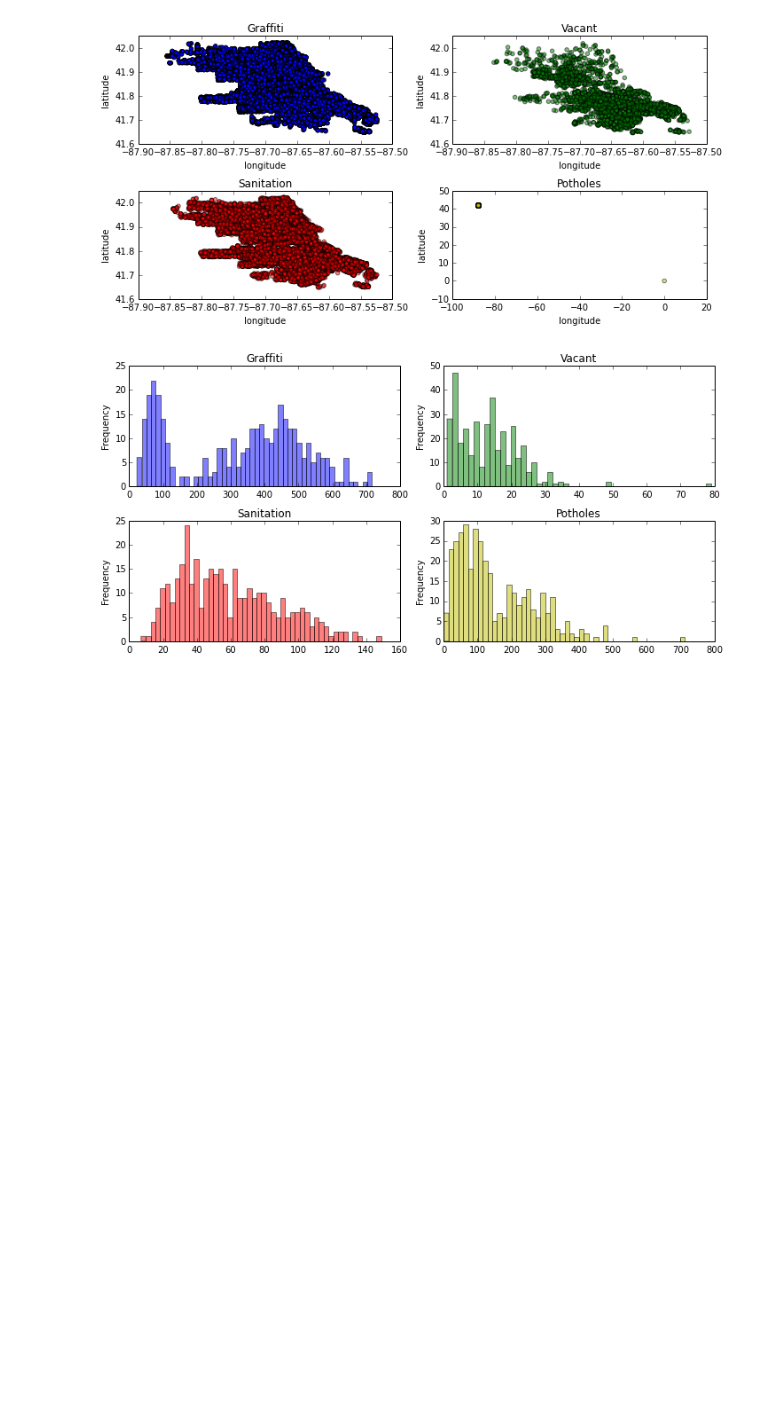
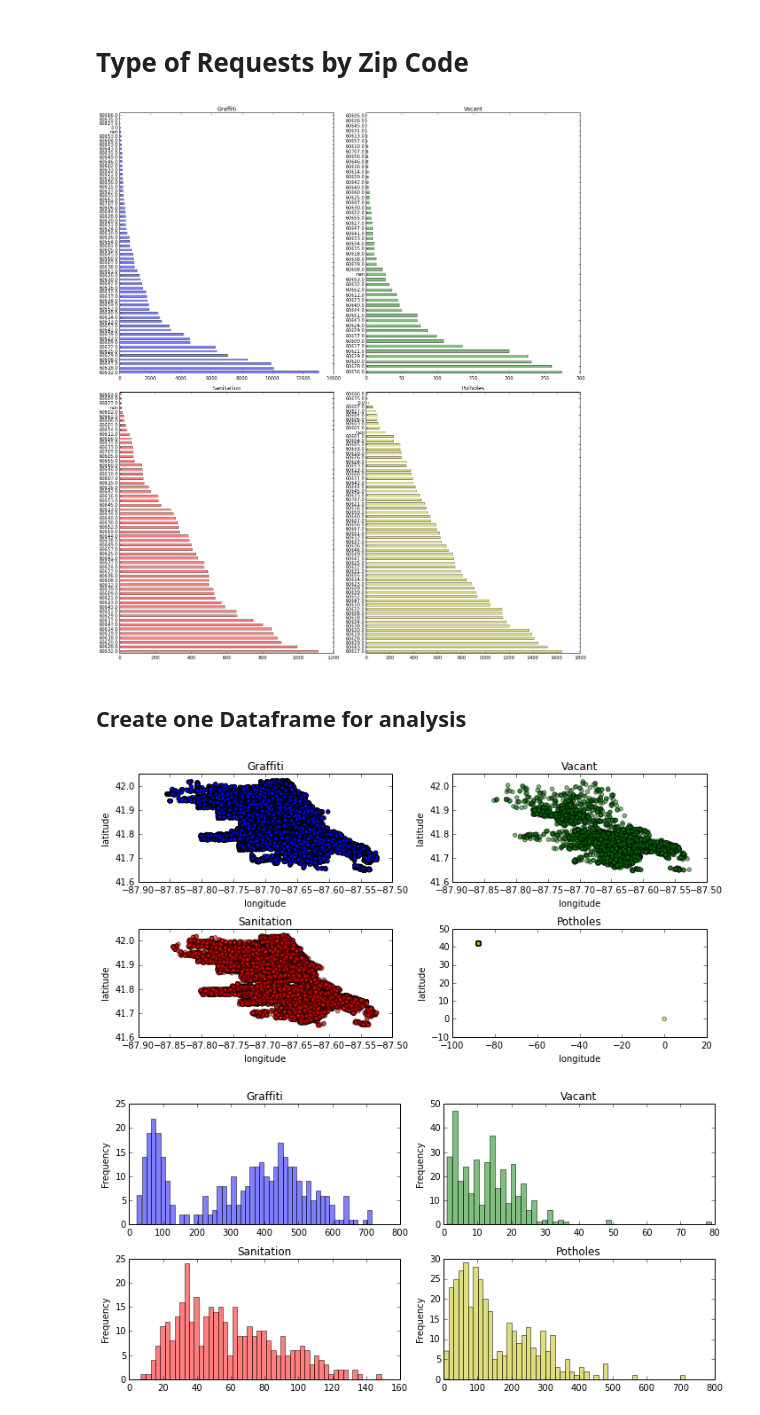
Before and after one commit to ju-arroyom/ML-Pub-Policy, a Jupyter notebook: Assignment_1.ipynb, the cells around one changed output. Drawn from its saved outputs; the diff is of its cells as text; code cells hidden in the pictures; blank space fills up the shorter version.

```diff
--- a/Assignment_1.ipynb
+++ b/Assignment_1.ipynb
@@ -40,6 +46,45 @@ df_pot_holes = pd.DataFrame(pot_holes)
 df_sanitation = pd.DataFrame(sanitation)
 # %%
 complete = pd.concat([df_graff, df_vacant, df_pot_holes, df_sanitation], axis=0)
+# %% [markdown]
+# Type of Requests by Zip Code
+# %%
+def categorize(df):
+
+    floats = df.dtypes[df.dtypes == "float64"].index
+    for i in floats:
+        df[i] = df[i].astype(str)
+
+    ints = df.dtypes[df.dtypes == "int64"].index
+    for i in ints:
+        df[i] = df[i].astype(str)
+
+    objects = df.dtypes[df.dtypes == "object"].index
+    for i in objects:
+        df[i] = df[i].astype("category")
+    return df
+# %%
+# Zip code distribution by request type
+graff_cats = categorize(data_graffiti).dropna()
+vacant_cats = categorize(data_vacant).dropna()
+sanitation_cats = categorize(data_sanitation).dropna()
+pothole_cats = categorize(data_pot_holes).dropna()
+# Counts for Zip Codes
+h1 = graff_cats["ZIP Code"].value_counts().to_frame()
+h2 = vacant_cats["ZIP CODE"].value_counts().to_frame()
+h3 = sanitation_cats["ZIP Code"].value_counts().to_frame()
+h4 = pothole_cats["ZIP"].value_counts().to_frame()
+
+fig, axes = plt.subplots(nrows=2, ncols=2, figsize=(15, 17))
+h1["ZIP Code"].plot(kind="barh", alpha=0.5, ax=axes[0,0]); axes[0,0].set_title('Graffiti')
+h2["ZIP CODE"].plot(kind="barh", alpha=0.5, ax=axes[0,1], color="g"); axes[0,1].set_title('Vacant')
+h3["ZIP Code"].plot(kind="barh", alpha=0.5, ax=axes[1,0], color="r"); axes[1,0].set_title('Sanitation')
+h4["ZIP"].plot(kind="barh", alpha=0.5, ax=axes[1,1], color="y"); axes[1,1].set_title('Potholes')
+fig.tight_layout()
+# %% [output]
+[figure, added]
+# %% [markdown]
+## Create one Dataframe for analysis
 # %%
 # Compute total counts by request time and creation_date
 counts = complete.groupby( [ "creation_date", "request_type"] )
```
Also changed, not shown: parts of 51 cells of this notebook.
